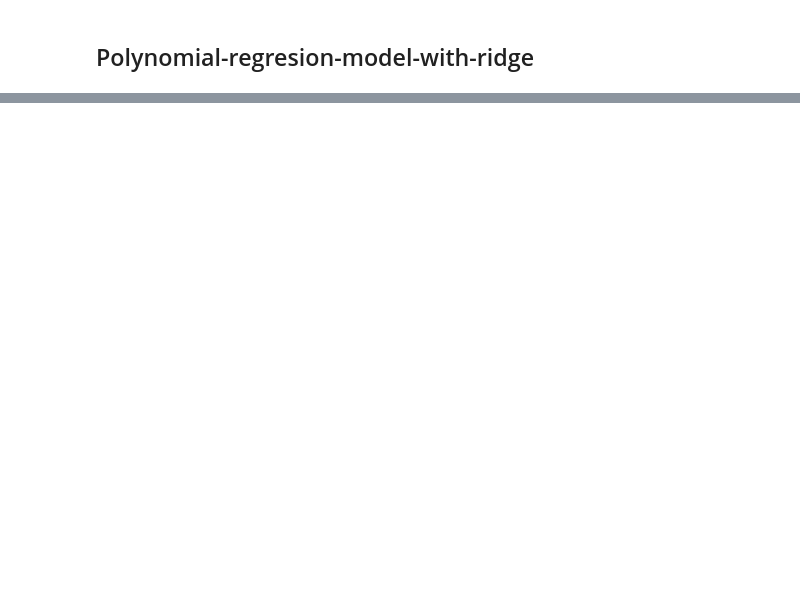
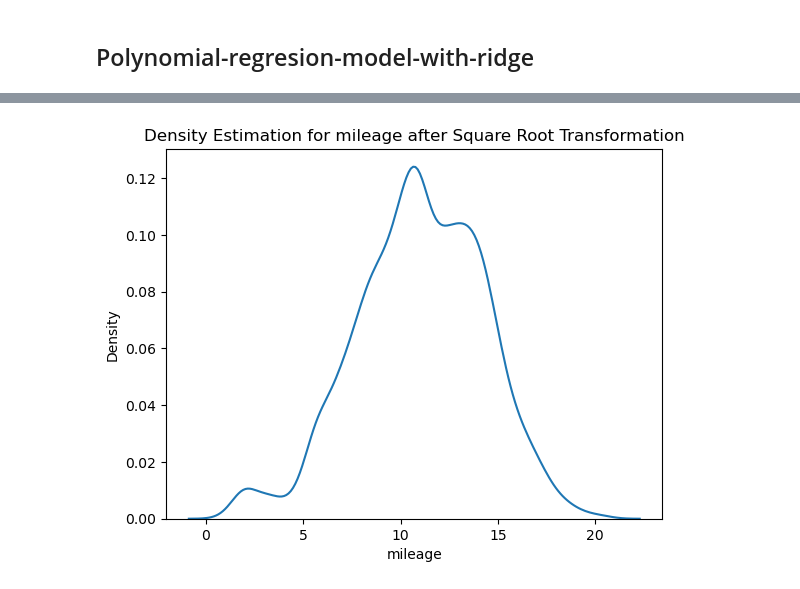
Before and after one commit to Shedinho20/Project01, a Jupyter notebook: Project01.ipynb, the cells around one changed output, grey strips where cells are left out. Saved outputs shown, nothing was run; the diff lists cells and outputs as text; code cells hidden in the pictures; blank space fills up the shorter version.

```diff
--- a/Project01.ipynb
+++ b/Project01.ipynb
@@ -773,0 +914,9 @@ plot_two_by_two_lasso_and_ridge_chart(poly_lasso_predictions,poly_ridge_predicti
+# %%
+df_competition.mileage = np.sqrt(df_competition.mileage)
+
+sns.kdeplot(np.sqrt(df_competition.mileage))
+
+plt.title("Density Estimation for mileage after Square Root Transformation")
+plt.show()
+# %% [output]
+[figure, added]
```
Also changed, not shown: parts of 67 cells of this notebook.
